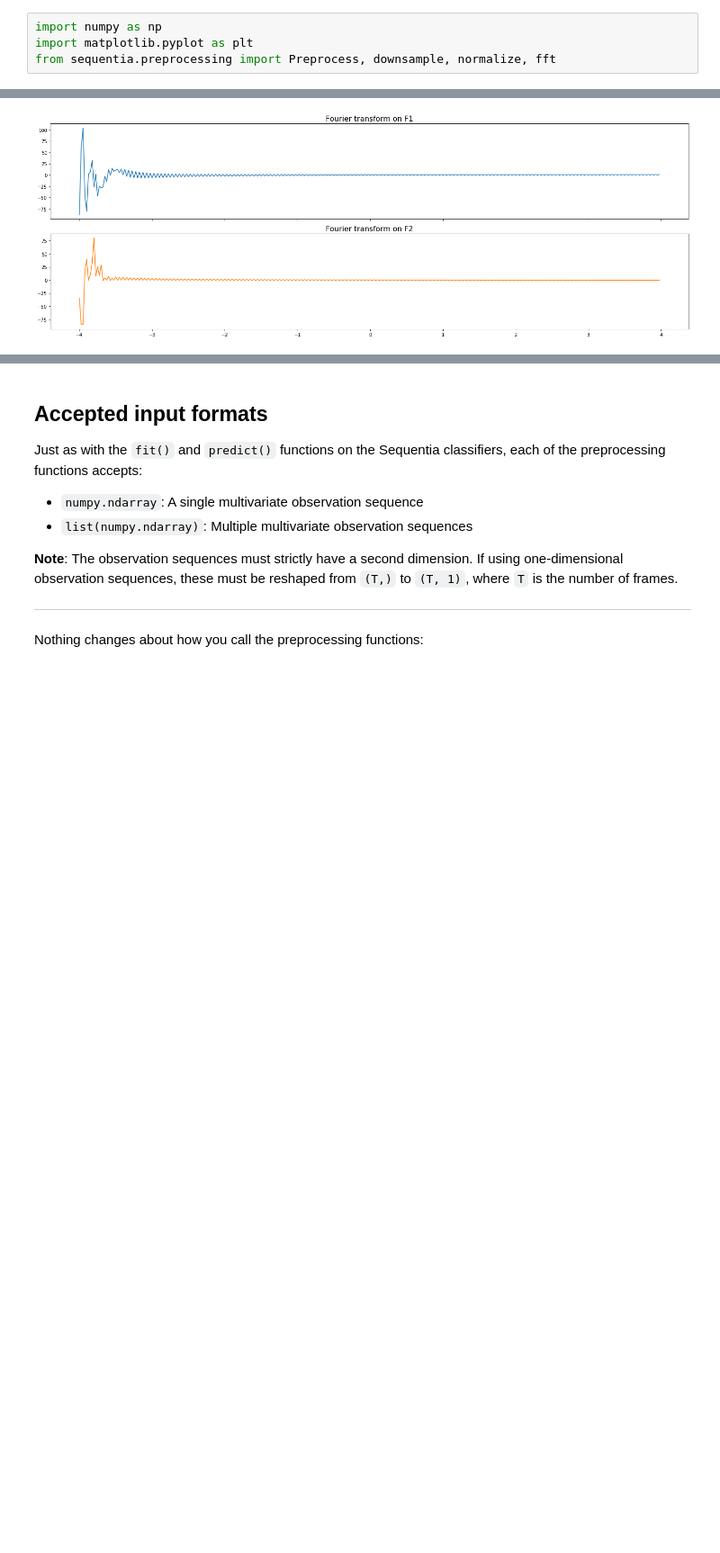
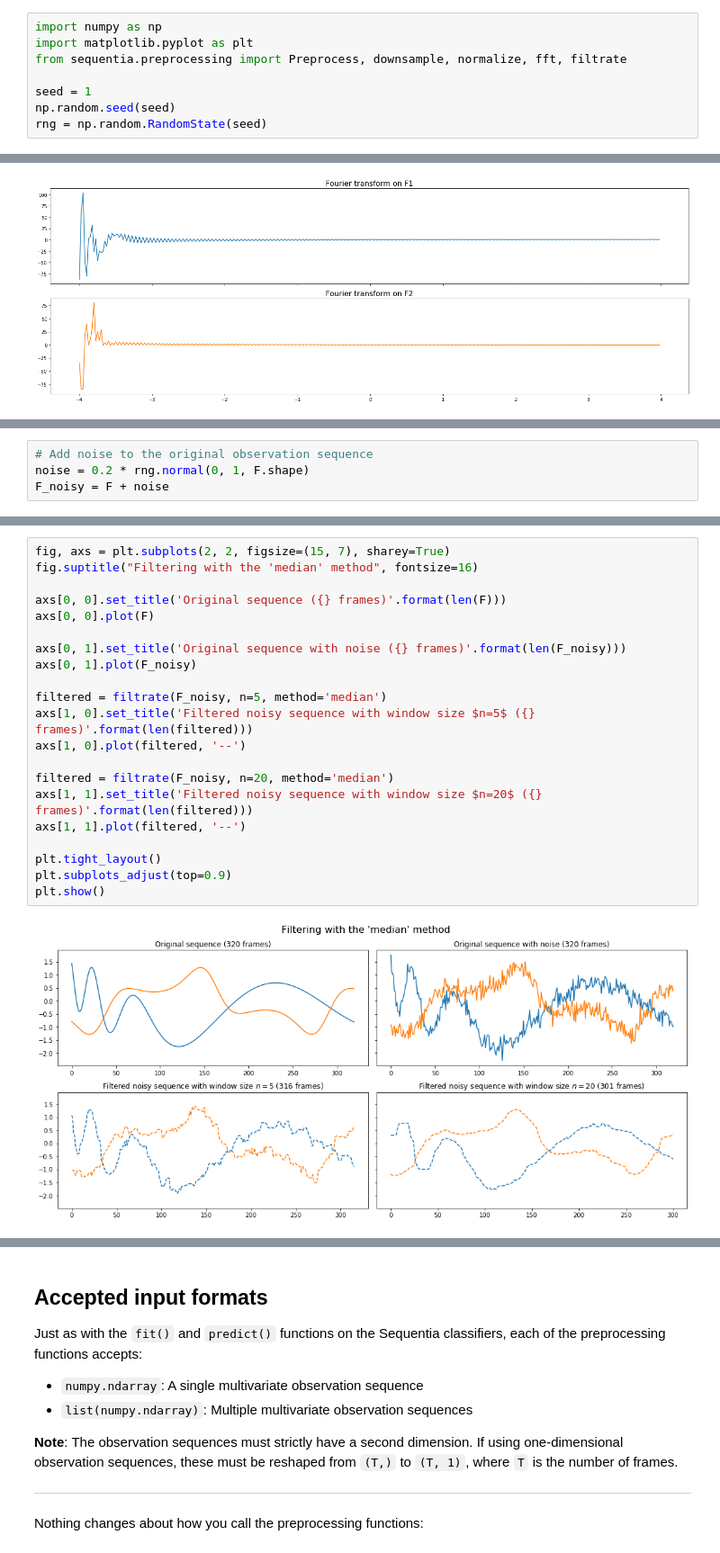
Before and after one commit to eonu/sequentia, a Jupyter notebook: notebooks/2 - Preprocessing (Tutorial).ipynb, the cells around one changed output, grey strips where cells are left out. Shown at 90% size. Saved outputs shown, nothing was run; the diff lists cells and outputs as text; blank space fills up the shorter version.

Commit message:
[add:lib] Add mean and median filtering for preprocessing (#48)
* Add mean and median filter preprocessing

* Add mean and median filter preprocessing

* Remove links in README

```diff
--- a/notebooks/2 - Preprocessing (Tutorial).ipynb
+++ b/notebooks/2 - Preprocessing (Tutorial).ipynb
@@ -1,7 +1,11 @@
 # %%
 import numpy as np
 import matplotlib.pyplot as plt
-from sequentia.preprocessing import Preprocess, downsample, normalize, fft
+from sequentia.preprocessing import Preprocess, downsample, normalize, fft, filtrate
+
+seed = 1
+np.random.seed(seed)
+rng = np.random.RandomState(seed)
 # %% [markdown]
 # Preprocessing
 
@@ -199,0 +217,4 @@ plt.show()
+# %%
+# Add noise to the original observation sequence
+noise = 0.2 * rng.normal(0, 1, F.shape)
+F_noisy = F + noise
@@ -199,0 +231,23 @@ plt.show()
+# %%
+fig, axs = plt.subplots(2, 2, figsize=(15, 7), sharey=True)
+fig.suptitle("Filtering with the 'median' method", fontsize=16)
+
+axs[0, 0].set_title('Original sequence ({} frames)'.format(len(F)))
+axs[0, 0].plot(F)
+
+axs[0, 1].set_title('Original sequence with noise ({} frames)'.format(len(F_noisy)))
+axs[0, 1].plot(F_noisy)
+
+filtered = filtrate(F_noisy, n=5, method='median')
+axs[1, 0].set_title('Filtered noisy sequence with window size $n=5$ ({} frames)'.format(len(filtered)))
+axs[1, 0].plot(filtered, '--')
+
+filtered = filtrate(F_noisy, n=20, method='median')
+axs[1, 1].set_title('Filtered noisy sequence with window size $n=20$ ({} frames)'.format(len(filtered)))
+axs[1, 1].plot(filtered, '--')
+
+plt.tight_layout()
+plt.subplots_adjust(top=0.9)
+plt.show()
+# %% [output]
+[figure, added]
```
Also changed, not shown: parts of 15 cells of this notebook, 9 other files.
